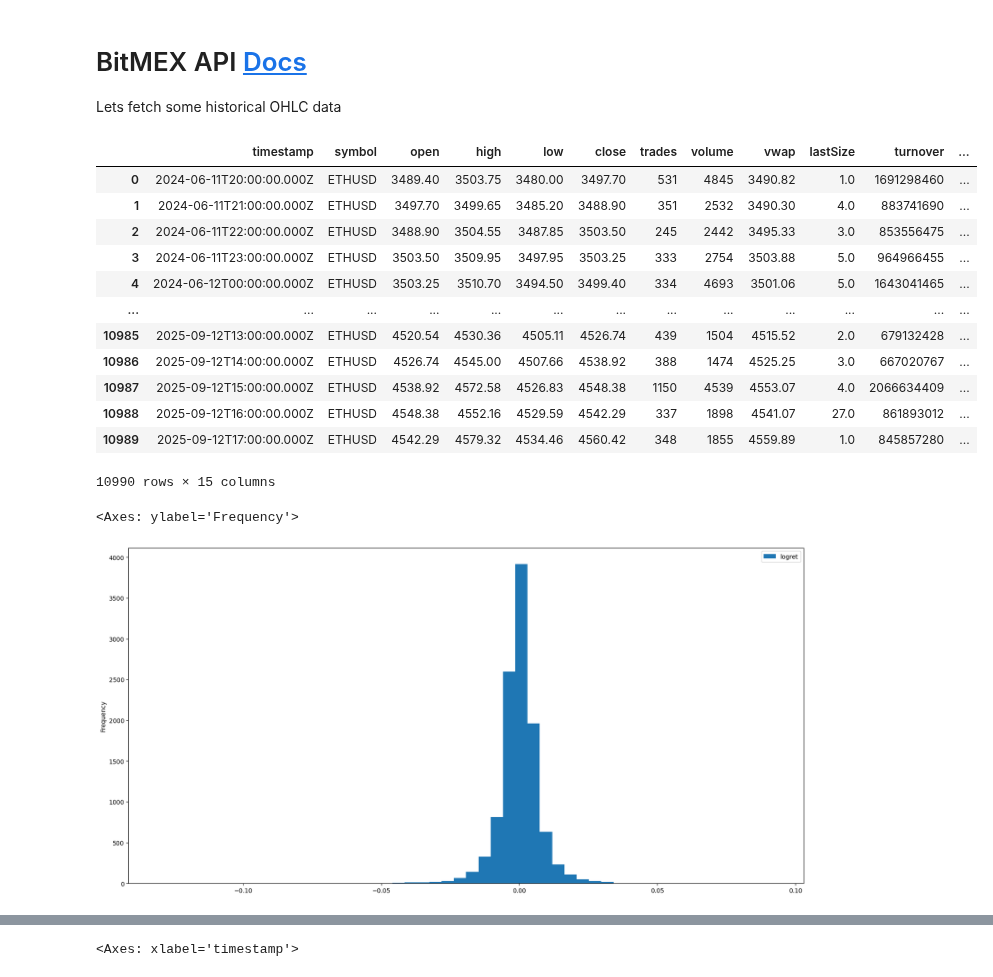
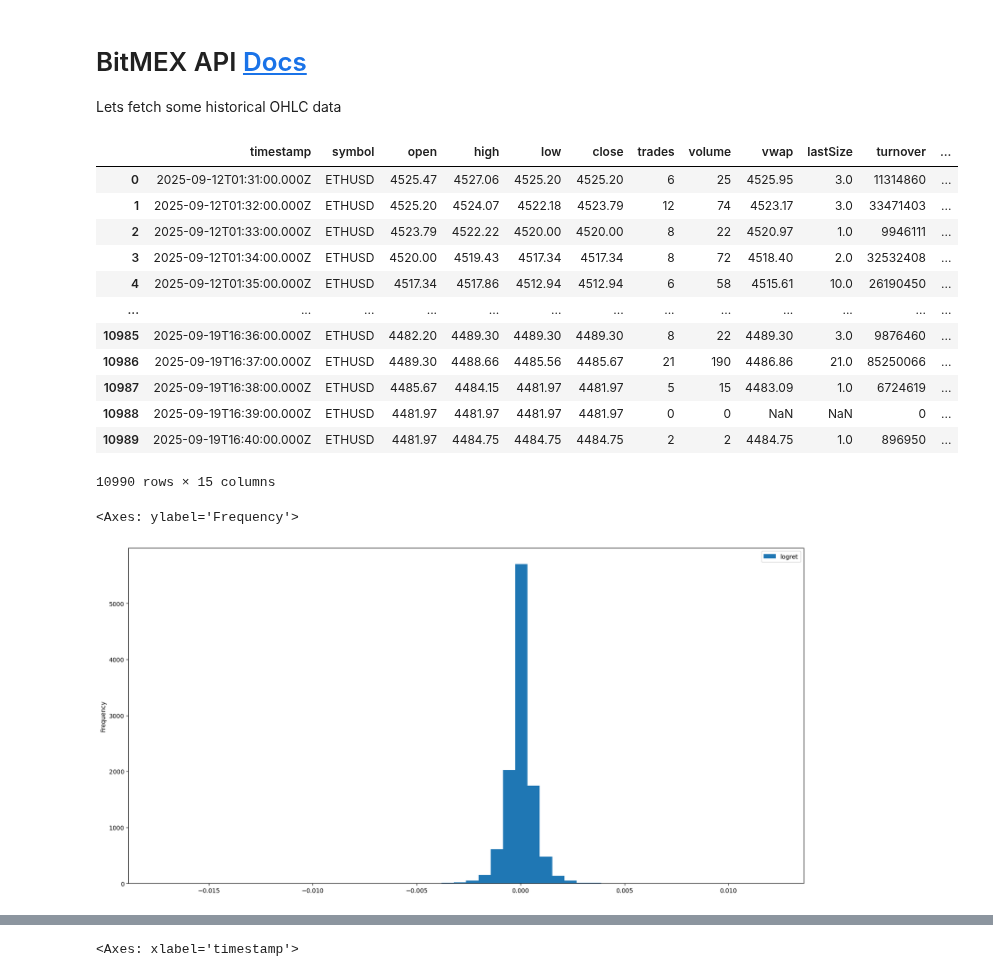
Before and after one commit to profitviews/battle, a Jupyter notebook: Playground.ipynb, the cells around one changed output, grey strips where cells are left out. Saved outputs shown, nothing was run; the diff lists cells and outputs as text; code cells hidden in the pictures.

```diff
--- a/Playground.ipynb
+++ b/Playground.ipynb
@@ -15,50 +15,50 @@ Lets fetch some historical OHLC data
 # %%
 sym = 'ETHUSD'
 
-url = f'https://www.bitmex.com/api/v1/trade/bucketed?binSize=1h&partial=true&symbol={sym}&count=1000&reverse=true'
+url = f'https://www.bitmex.com/api/v1/trade/bucketed?binSize=1m&partial=true&symbol={sym}&count=1000&reverse=true'
 
 data = requests.get(url).json()
 
 rows = []
 rows.extend(data)
 
 i = 0
 
 while i < 10:
     endtime = data[-1]['timestamp']
     data = requests.get(url + f'&endTime={endtime}').json()
     rows.extend(data)
     i += 1
 
 
 cf = pd.DataFrame(rows)
 cf = cf.sort_values('timestamp').drop_duplicates().reset_index(drop=True)
 
 logret = np.log(cf['close'].shift(-1)) - np.log(cf['close'])
 
 cf['logret'] = logret
 cf['abs_logret'] = abs(logret)
 
 cf
 # %% [output]
 |  | timestamp | symbol | open | high | low | close | trades | volume | vwap | lastSize | turnover | ... |
-| 0 | 2024-06-11T20:00:00.000Z | ETHUSD | 3489.40 | 3503.75 | 3480.00 | 3497.70 | 531 | 4845 | 3490.82 | 1.0 | 1691298460 | ... |
-| 1 | 2024-06-11T21:00:00.000Z | ETHUSD | 3497.70 | 3499.65 | 3485.20 | 3488.90 | 351 | 2532 | 3490.30 | 4.0 | 883741690 | ... |
-| 2 | 2024-06-11T22:00:00.000Z | ETHUSD | 3488.90 | 3504.55 | 3487.85 | 3503.50 | 245 | 2442 | 3495.33 | 3.0 | 853556475 | ... |
-| 3 | 2024-06-11T23:00:00.000Z | ETHUSD | 3503.50 | 3509.95 | 3497.95 | 3503.25 | 333 | 2754 | 3503.88 | 5.0 | 964966455 | ... |
-| 4 | 2024-06-12T00:00:00.000Z | ETHUSD | 3503.25 | 3510.70 | 3494.50 | 3499.40 | 334 | 4693 | 3501.06 | 5.0 | 1643041465 | ... |
+| 0 | 2025-09-12T01:31:00.000Z | ETHUSD | 4525.47 | 4527.06 | 4525.20 | 4525.20 | 6 | 25 | 4525.95 | 3.0 | 11314860 | ... |
+| 1 | 2025-09-12T01:32:00.000Z | ETHUSD | 4525.20 | 4524.07 | 4522.18 | 4523.79 | 12 | 74 | 4523.17 | 3.0 | 33471403 | ... |
+| 2 | 2025-09-12T01:33:00.000Z | ETHUSD | 4523.79 | 4522.22 | 4520.00 | 4520.00 | 8 | 22 | 4520.97 | 1.0 | 9946111 | ... |
+| 3 | 2025-09-12T01:34:00.000Z | ETHUSD | 4520.00 | 4519.43 | 4517.34 | 4517.34 | 8 | 72 | 4518.40 | 2.0 | 32532408 | ... |
+| 4 | 2025-09-12T01:35:00.000Z | ETHUSD | 4517.34 | 4517.86 | 4512.94 | 4512.94 | 6 | 58 | 4515.61 | 10.0 | 26190450 | ... |
 | ... | ... | ... | ... | ... | ... | ... | ... | ... | ... | ... | ... | ... |
-| 10985 | 2025-09-12T13:00:00.000Z | ETHUSD | 4520.54 | 4530.36 | 4505.11 | 4526.74 | 439 | 1504 | 4515.52 | 2.0 | 679132428 | ... |
-| 10986 | 2025-09-12T14:00:00.000Z | ETHUSD | 4526.74 | 4545.00 | 4507.66 | 4538.92 | 388 | 1474 | 4525.25 | 3.0 | 667020767 | ... |
-| 10987 | 2025-09-12T15:00:00.000Z | ETHUSD | 4538.92 | 4572.58 | 4526.83 | 4548.38 | 1150 | 4539 | 4553.07 | 4.0 | 2066634409 | ... |
-| 10988 | 2025-09-12T16:00:00.000Z | ETHUSD | 4548.38 | 4552.16 | 4529.59 | 4542.29 | 337 | 1898 | 4541.07 | 27.0 | 861893012 | ... |
-| 10989 | 2025-09-12T17:00:00.000Z | ETHUSD | 4542.29 | 4579.32 | 4534.46 | 4560.42 | 348 | 1855 | 4559.89 | 1.0 | 845857280 | ... |
+| 10985 | 2025-09-19T16:36:00.000Z | ETHUSD | 4482.20 | 4489.30 | 4489.30 | 4489.30 | 8 | 22 | 4489.30 | 3.0 | 9876460 | ... |
+| 10986 | 2025-09-19T16:37:00.000Z | ETHUSD | 4489.30 | 4488.66 | 4485.56 | 4485.67 | 21 | 190 | 4486.86 | 21.0 | 85250066 | ... |
+| 10987 | 2025-09-19T16:38:00.000Z | ETHUSD | 4485.67 | 4484.15 | 4481.97 | 4481.97 | 5 | 15 | 4483.09 | 1.0 | 6724619 | ... |
+| 10988 | 2025-09-19T16:39:00.000Z | ETHUSD | 4481.97 | 4481.97 | 4481.97 | 4481.97 | 0 | 0 | NaN | NaN | 0 | ... |
+| 10989 | 2025-09-19T16:40:00.000Z | ETHUSD | 4481.97 | 4484.75 | 4484.75 | 4484.75 | 2 | 2 | 4484.75 | 1.0 | 896950 | ... |
 10990 rows × 15 columns
 # %%
 cf.plot(y='logret', kind='hist', bins=50)
 # %% [output]
 <Axes: ylabel='Frequency'>
-[figure, old version]
+[figure, new version]
 # %%
 cf.sort_values('abs_logret', ascending=False)
 # %% [output]
```
Also changed, not shown: parts of 7 cells of this notebook.
